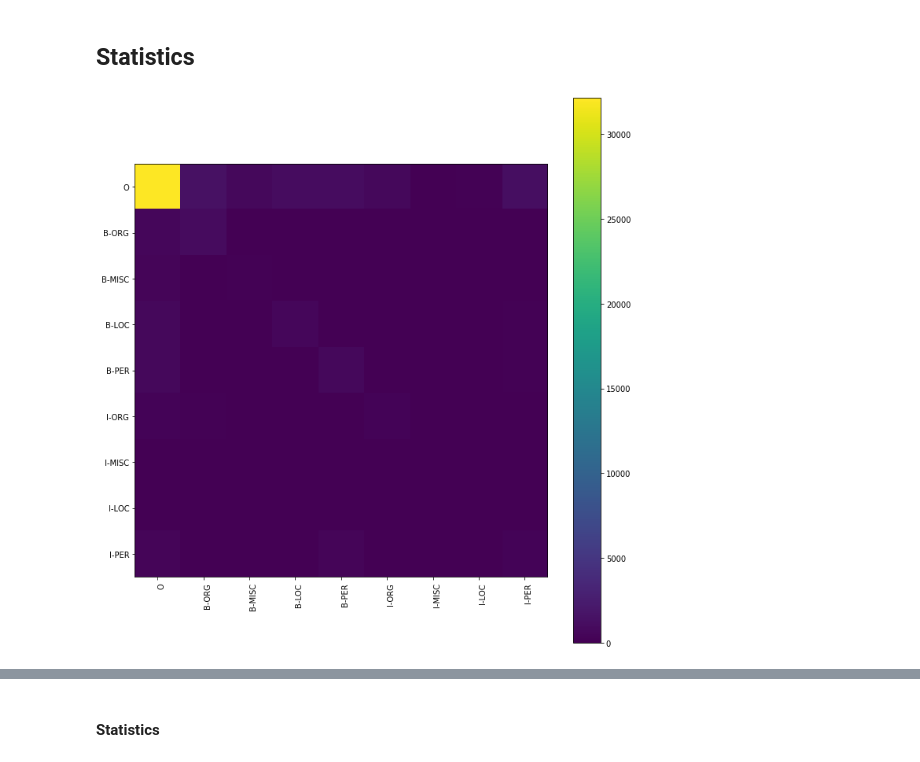
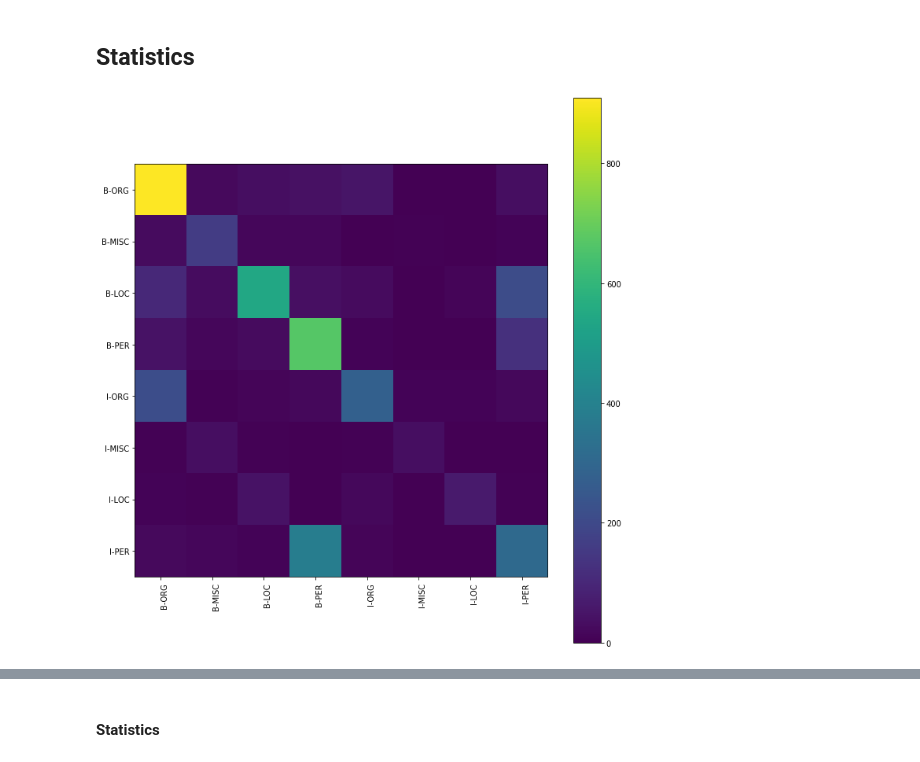
Before and after one commit to ErikNovak/research-tools, a Jupyter notebook: NLP/named_entity_recognition/notebooks/named_entity_recognition.ipynb, the cells around one changed output, grey strips where cells are left out. Saved outputs shown, nothing was run; the diff lists cells and outputs as text; code cells hidden in the pictures.

```diff
--- a/NLP/named_entity_recognition/notebooks/named_entity_recognition.ipynb
+++ b/NLP/named_entity_recognition/notebooks/named_entity_recognition.ipynb
@@ -308,7 +308,9 @@ count = np.array([
     for key in coocurrence.keys()
 ])
 # %%
+# ignore other as it is the dominant tag
+start_id = 1
 # show the heatmap of the coocurrence matrix
-heatmap(count, x_tick_labels=list(entities.keys()), y_tick_labels=list(entities.keys()))
+heatmap(count[start_id:,start_id:], x_tick_labels=list(entities.keys())[start_id:], y_tick_labels=list(entities.keys())[start_id:])
 # %% [output]
-[figure, old version]
+[figure, new version]
```
Also changed, not shown: parts of 13 cells of this notebook.
